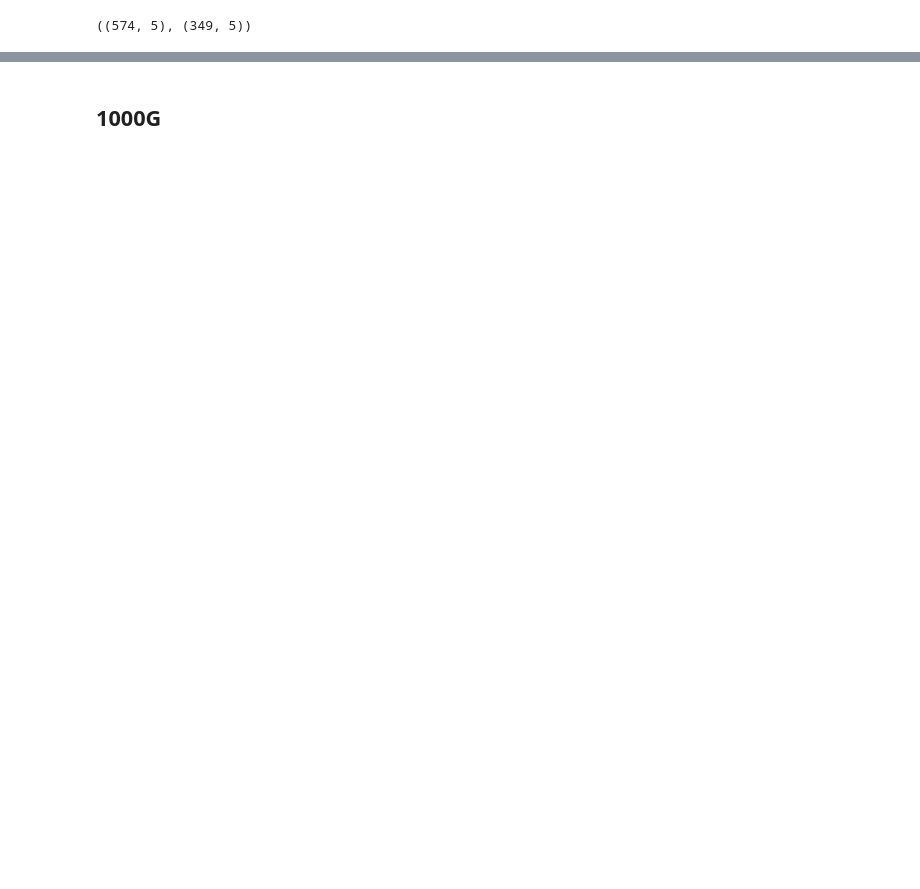
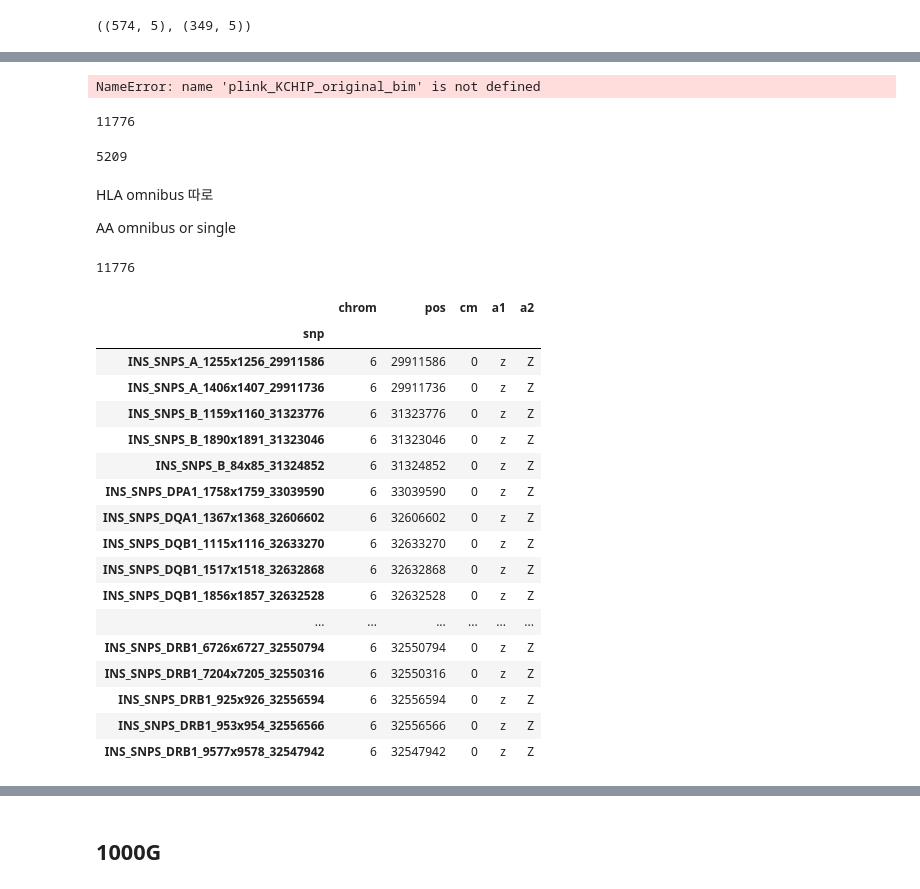
Before and after one commit to chanwkimlab/MHC_Kor_Assoc, a Jupyter notebook: 8_result.ipynb, the cells around one changed output, grey strips where cells are left out. Saved outputs shown, nothing was run; the diff lists cells and outputs as text; code cells hidden in the pictures; blank space fills up the shorter version.

```diff
--- a/8_result.ipynb
+++ b/8_result.ipynb
@@ -274,0 +485,41 @@ marker_AA.shape,marker_AA[~marker_AA.duplicated('pos')].shape
+# %%
+marker_all.loc[marker_all.index.difference(plink_KCHIP_original_bim.index)]
+# %% [output]
+NameError: name 'plink_KCHIP_original_bim' is not defined
+# %%
+119+349+11308
+# %% [output]
+11776
+# %%
+11308-5969-130
+# %% [output]
+5209
+# %% [markdown]
+HLA omnibus 따로
+
+AA omnibus or single
+# %%
+119+349+11308
+# %% [output]
+11776
+# %%
+marker_SNP[marker_SNP['a1']=='z']
+# %% [output]
+|  | chrom | pos | cm | a1 | a2 |
+| snp |  |  |  |  |  |
+| INS_SNPS_A_1255x1256_29911586 | 6 | 29911586 | 0 | z | Z |
+| INS_SNPS_A_1406x1407_29911736 | 6 | 29911736 | 0 | z | Z |
+| INS_SNPS_B_1159x1160_31323776 | 6 | 31323776 | 0 | z | Z |
+| INS_SNPS_B_1890x1891_31323046 | 6 | 31323046 | 0 | z | Z |
+| INS_SNPS_B_84x85_31324852 | 6 | 31324852 | 0 | z | Z |
+| INS_SNPS_DPA1_1758x1759_33039590 | 6 | 33039590 | 0 | z | Z |
+| INS_SNPS_DQA1_1367x1368_32606602 | 6 | 32606602 | 0 | z | Z |
+| INS_SNPS_DQB1_1115x1116_32633270 | 6 | 32633270 | 0 | z | Z |
+| INS_SNPS_DQB1_1517x1518_32632868 | 6 | 32632868 | 0 | z | Z |
+| INS_SNPS_DQB1_1856x1857_32632528 | 6 | 32632528 | 0 | z | Z |
+| ... | ... | ... | ... | ... | ... |
+| INS_SNPS_DRB1_6726x6727_32550794 | 6 | 32550794 | 0 | z | Z |
+| INS_SNPS_DRB1_7204x7205_32550316 | 6 | 32550316 | 0 | z | Z |
+| INS_SNPS_DRB1_925x926_32556594 | 6 | 32556594 | 0 | z | Z |
+| INS_SNPS_DRB1_953x954_32556566 | 6 | 32556566 | 0 | z | Z |
+| INS_SNPS_DRB1_9577x9578_32547942 | 6 | 32547942 | 0 | z | Z |
```
Also changed, not shown: parts of 103 cells of this notebook, 3 other files.
